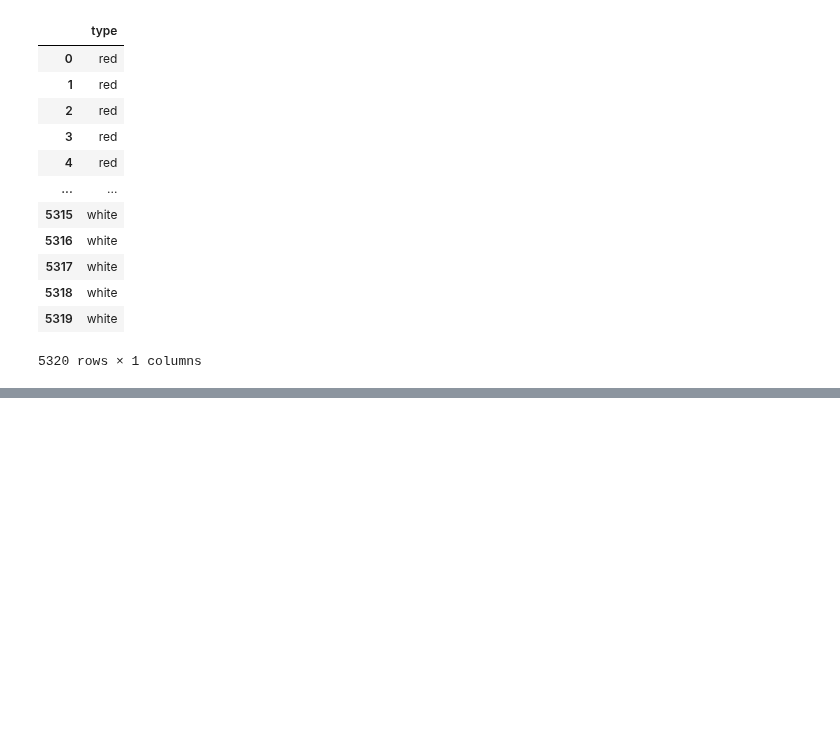
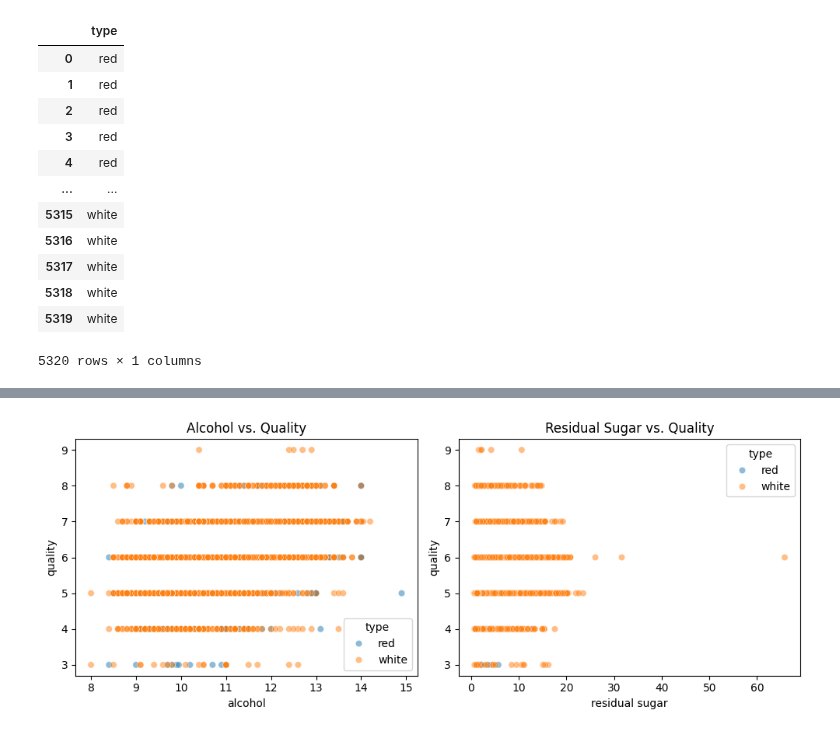
Before and after one commit to Gervig/Business-Intelligence, a Jupyter notebook: MP2/MP2.ipynb, the cells around one changed output, grey strips where cells are left out. Drawn from its saved outputs; the diff is of its cells as text; code cells hidden in the pictures; blank space fills up the shorter version.

```diff
--- a/MP2/MP2.ipynb
+++ b/MP2/MP2.ipynb
@@ -393,0 +422,12 @@ plt.show()
+# %%
+plt.figure(figsize=(10,4))
+plt.subplot(1,2,1)
+sns.scatterplot(x="alcohol", y="quality", hue="type", data=wine, alpha=0.5)
+plt.title("Alcohol vs. Quality")
+plt.subplot(1,2,2)
+sns.scatterplot(x="residual sugar", y="quality", hue="type", data=wine, alpha=0.5)
+plt.title("Residual Sugar vs. Quality")
+plt.tight_layout()
+plt.show()
+# %% [output]
+[figure, added]
```
Also changed, not shown: parts of 21 cells of this notebook.
